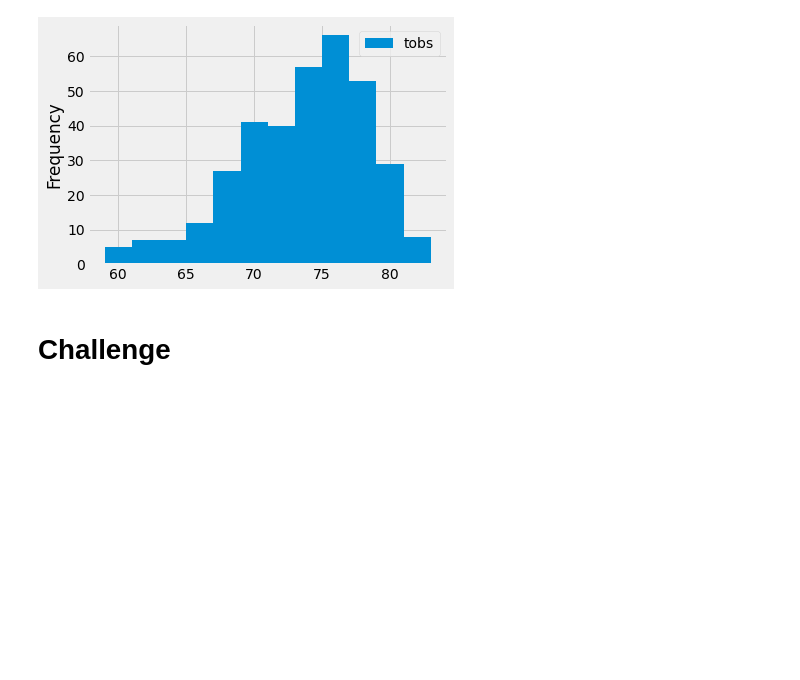
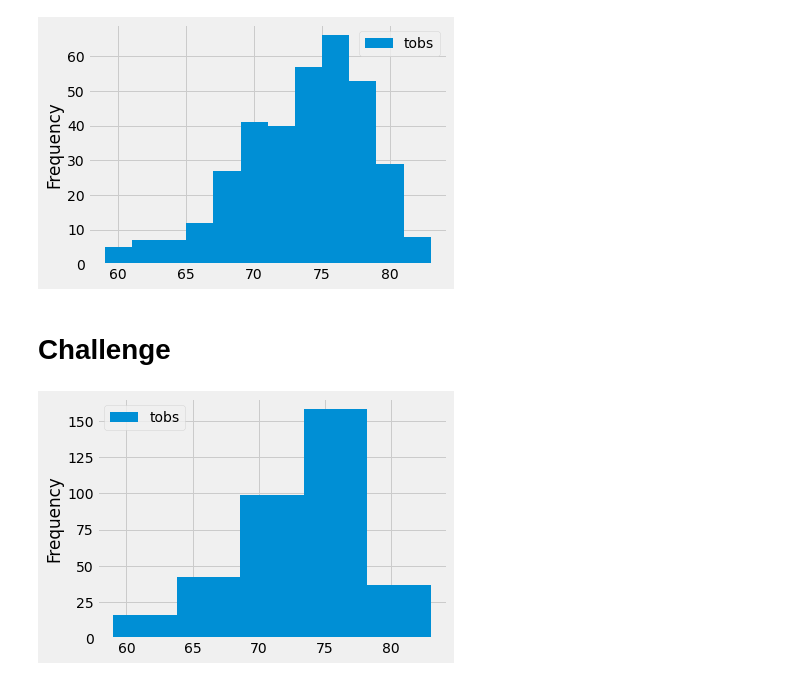
Before and after one commit to acegal1/surfs_up, a Jupyter notebook: climate_analysis.ipynb, the cells around one changed output. Cells and saved outputs as stored; diff of their text form; code cells hidden in the pictures; blank space fills up the shorter version.

```diff
--- a/climate_analysis.ipynb
+++ b/climate_analysis.ipynb
@@ -190,3 +190,8 @@ plt.tight_layout()
 [figure]
 # %% [markdown]
 # Challenge
+# %%
+df.plot.hist(bins=5)
+plt.tight_layout()
+# %% [output]
+[figure, added]
```
Also changed, not shown: parts of 1 cell of this notebook.
